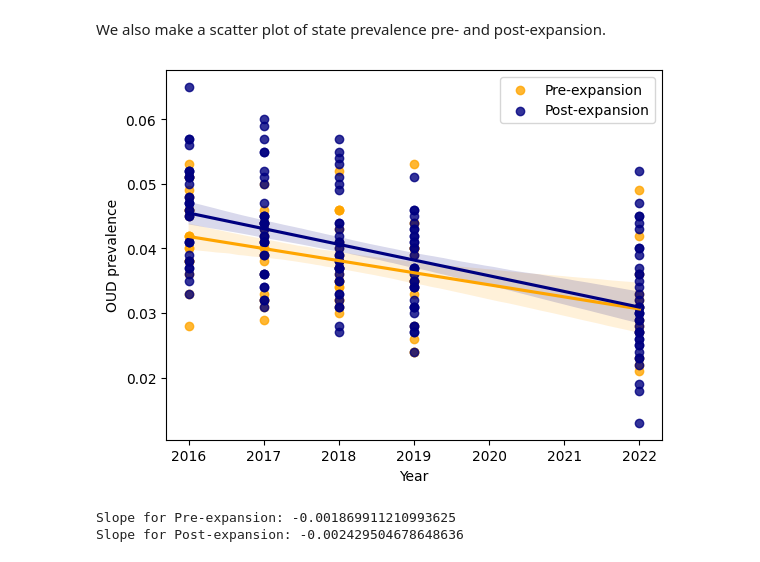
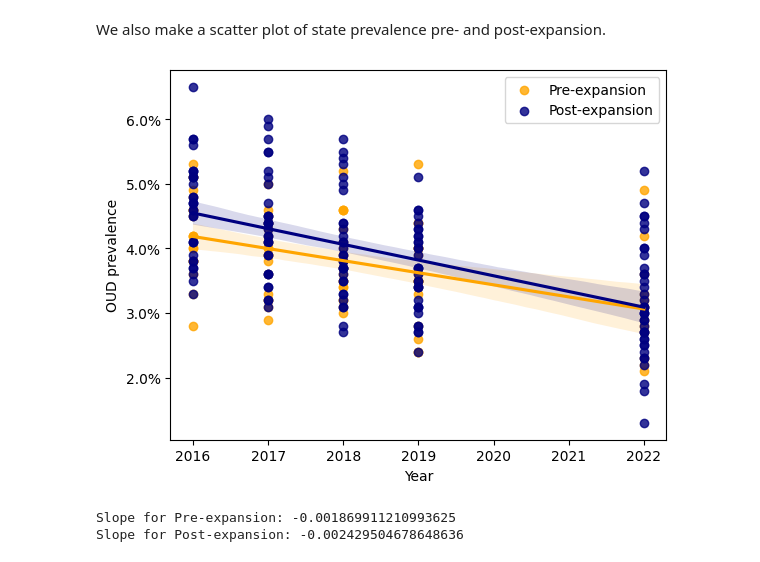
Before and after one commit to riverar9/data-602-final-project, a Jupyter notebook: Final_project_analysis.ipynb, the cells around one changed output. Cells and saved outputs as stored; diff of their text form; code cells hidden in the pictures.

```diff
--- a/Final_project_analysis.ipynb
+++ b/Final_project_analysis.ipynb
@@ -357,28 +357,30 @@ We also make a scatter plot of state prevalence pre- and post-expansion.
 # %%
 # Scatter plot
 
 import matplotlib.pyplot as plt
 import seaborn as sns
+from matplotlib.ticker import PercentFormatter
 
 # Manipulate df prior to plotting
 scatter_df = working_df.dropna(subset=['rpt_yr', 'Row %']) # Filter out rows with NaN values in columns of interest
 scatter_df['rpt_yr'] = scatter_df['rpt_yr'].dt.year # Pulling just the year integer for graphing
+scatter_df['Row %'] = scatter_df['Row %'] * 100
 
 # Add trend lines
 sns.regplot(data=scatter_df[scatter_df['post'] == 0], x='rpt_yr', y='Row %', scatter=True, color='orange', label='Pre-expansion')
 sns.regplot(data=scatter_df[scatter_df['post'] == 1], x='rpt_yr', y='Row %', scatter=True, color='navy', label='Post-expansion')
 sns.catplot # does jitter
 
 # Add labels and title
 plt.xlabel('Year')
 plt.ylabel('OUD prevalence')
-#plt.title('Post-expansion appears to have higher opioid rates than pre- due to limited data on pre-expansion states.')
+plt.gca().yaxis.set_major_formatter(PercentFormatter())  # Format y-axis as percentage
 plt.legend()
 
 # Show the plot
 plt.show()
 # %% [output]
-[figure, old version]
+[figure, new version]
 # %%
 from sklearn.linear_model import LinearRegression
 
```
Also changed, not shown: parts of 8 cells of this notebook.
